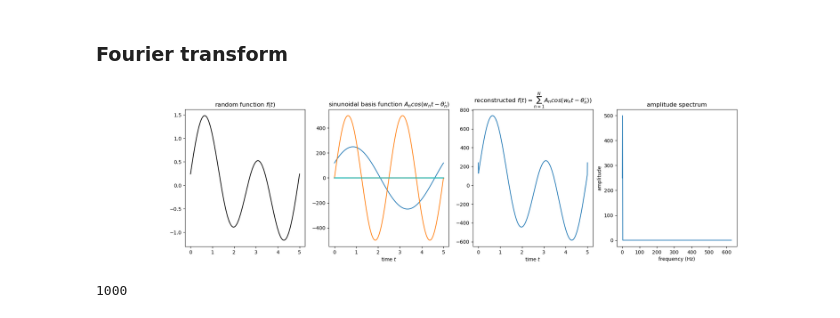
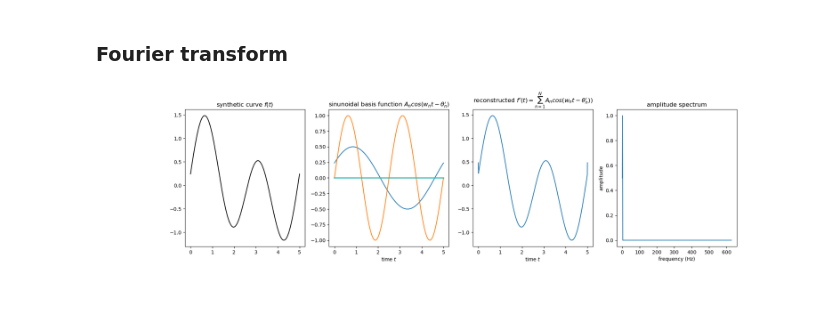
Before and after one commit to hovinh/fourier-transform, a Jupyter notebook: demo.ipynb, the cells around one changed output. Cells and saved outputs as stored; diff of their text form; code cells hidden in the pictures.

```diff
--- a/demo.ipynb
+++ b/demo.ipynb
@@ -372,8 +372,8 @@ def fourier_transform(fundamental_frequency, n_frequencies):
 
     return freqs, np.array(Cs), np.array(Ds)
 
-def compute_sinunoidal_basis_function(Cs, Ds, x):
-    As = ((Cs**2 + Ds**2) ** 0.5)
+def compute_sinunoidal_basis_function(Cs, Ds, n_frequencies, x):
+    As = ((Cs**2 + Ds**2) ** 0.5) / n_frequencies
     thetas = np.arctan(Ds / Cs)
 
     sinunoids = list()
@@ -387,38 +387,34 @@ def compute_sinunoidal_basis_function(Cs, Ds, x):
 x, ft, T = generate_curve_ft()
 fundamental_frequency = 2 * math.pi / T
 n_frequencies = 500
 freqs, Cs, Ds = fourier_transform(fundamental_frequency, n_frequencies)
-As, thetas, sinunoids = compute_sinunoidal_basis_function(Cs, Ds, x)
+As, thetas, sinunoids = compute_sinunoidal_basis_function(Cs, Ds, n_frequencies, x)
 reconstructed_ft = np.sum(sinunoids, axis=0)
 
 
 f, (ax0, ax1, ax2, ax3) = plt.subplots(nrows=1, ncols=4, figsize=(20, 5))
 
 # original curve ft
 ax0.plot(x, ft, color='black')
-ax0.set_title(r'random function $f(t)$')
+ax0.set_title(r'synthetic curve $f(t)$')
 ax1.set_xlabel(r'time $t$')
 
 # obtain sinunoidal basis function
 for sinunoid_n in sinunoids:
     ax1.plot(x, sinunoid_n)
 ax1.set_title(r'sinunoidal basis function $A_n cos(w_nt - \theta^\prime_n)$')
 ax1.set_xlabel(r'time $t$')
 
 # reconstructed functions
 ax2.plot(x, reconstructed_ft)
-ax2.set_title(r'reconstructed $f(t) = \sum_{n=1}^N A_n cos(w_nt - \theta^\prime_n))$')
+ax2.set_title(r'reconstructed $f^\prime(t) = \sum_{n=1}^N A_n cos(w_nt - \theta^\prime_n))$')
 ax2.set_xlabel(r'time $t$')
 
 # amplitude spectrum
 ax3.plot(freqs,As)
 ax3.set_xlabel('frequency (Hz)')
 ax3.set_ylabel('amplitude')
 ax3.set_title('amplitude spectrum')
 plt.show()
 # %% [output]
-[figure, old version]
+[figure, new version]
-# %%
-len(reconstructed_ft)
-# %% [output]
-1000
```
Also changed, not shown: parts of 1 cell of this notebook, 1 other file.
